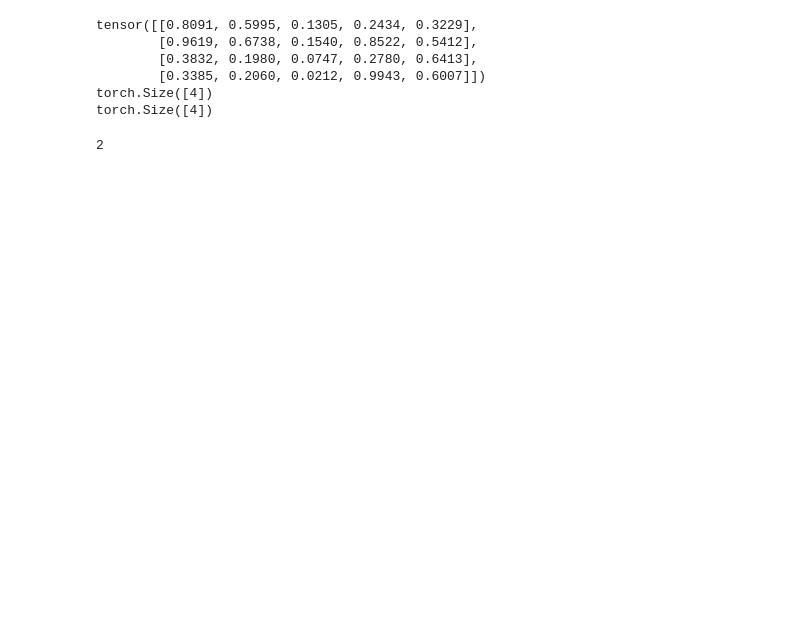
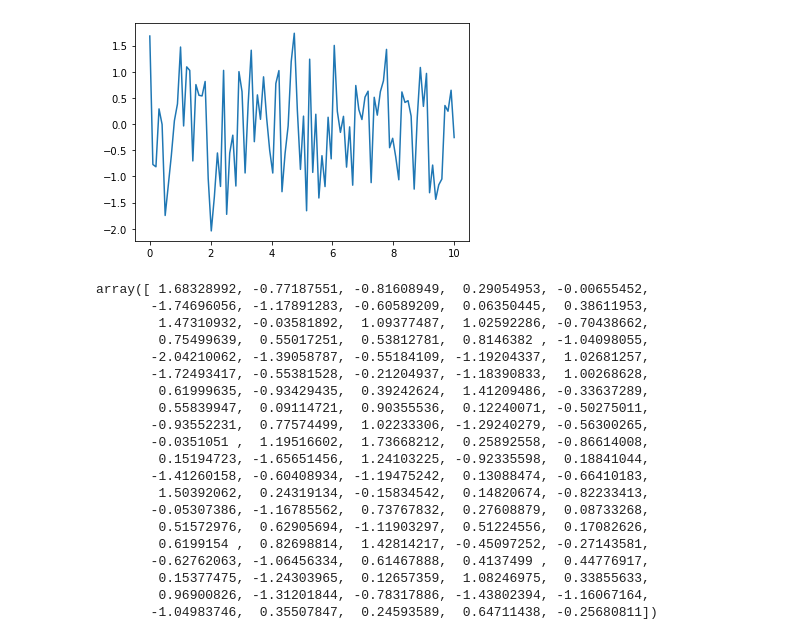
Before and after one commit to stefanpate/reservoir, a Jupyter notebook: scrap.ipynb, the cells around one changed output. Cells and saved outputs as stored; diff of their text form; code cells hidden in the pictures; blank space fills up the shorter version.

```diff
--- a/scrap.ipynb
+++ b/scrap.ipynb
@@ -8,14 +14,0 @@ from esn import esn
-# %%
-orig = torch.rand(size=(4,5))
-print(orig)
-idx = torch.tensor([1,3])
-out = orig.index_select(1, idx)
-print(out.mean(dim=1).shape)
-print(orig[:,0].shape)
-# %% [output]
-tensor([[0.8091, 0.5995, 0.1305, 0.2434, 0.3229],
-        [0.9619, 0.6738, 0.1540, 0.8522, 0.5412],
-        [0.3832, 0.1980, 0.0747, 0.2780, 0.6413],
-        [0.3385, 0.2060, 0.0212, 0.9943, 0.6007]])
-torch.Size([4])
-torch.Size([4])
@@ -24,4 +14,0 @@ torch.randperm(5, dtype=torch.float).mean()
-# %%
-foo =
-# %% [output]
-2
@@ -27,0 +21,32 @@ foo =
+# %%
+t = np.linspace(0,10,100)
+x = np.random.normal(size=(100,))
+
+plt.plot(t, x)
+plt.show()
+
+tck = scipy.interpolate.splrep(t, x)
+x_past = scipy.interpolate.splev(t, tck)
+x_past
+# %% [output]
+[figure, added]
+array([ 1.68328992, -0.77187551, -0.81608949,  0.29054953, -0.00655452,
+       -1.74696056, -1.17891283, -0.60589209,  0.06350445,  0.38611953,
+        1.47310932, -0.03581892,  1.09377487,  1.02592286, -0.70438662,
+        0.75499639,  0.55017251,  0.53812781,  0.8146382 , -1.04098055,
+       -2.04210062, -1.39058787, -0.55184109, -1.19204337,  1.02681257,
+       -1.72493417, -0.55381528, -0.21204937, -1.18390833,  1.00268628,
+        0.61999635, -0.93429435,  0.39242624,  1.41209486, -0.33637289,
+        0.55839947,  0.09114721,  0.90355536,  0.12240071, -0.50275011,
+       -0.93552231,  0.77574499,  1.02233306, -1.29240279, -0.56300265,
+       -0.0351051 ,  1.19516602,  1.73668212,  0.25892558, -0.86614008,
+        0.15194723, -1.65651456,  1.24103225, -0.92335598,  0.18841044,
+       -1.41260158, -0.60408934, -1.19475242,  0.13088474, -0.66410183,
+        1.50392062,  0.24319134, -0.15834542,  0.14820674, -0.82233413,
+       -0.05307386, -1.16785562,  0.73767832,  0.27608879,  0.08733268,
+        0.51572976,  0.62905694, -1.11903297,  0.51224556,  0.17082626,
+        0.6199154 ,  0.82698814,  1.42814217, -0.45097252, -0.27143581,
+       -0.62762063, -1.06456334,  0.61467888,  0.4137499 ,  0.44776917,
+        0.15377475, -1.24303965,  0.12657359,  1.08246975,  0.33855633,
+        0.96900826, -1.31201844, -0.78317886, -1.43802394, -1.16067164,
+       -1.04983746,  0.35507847,  0.24593589,  0.64711438, -0.25680811])
```
Also changed, not shown: parts of 6 cells of this notebook, 7 other files.
